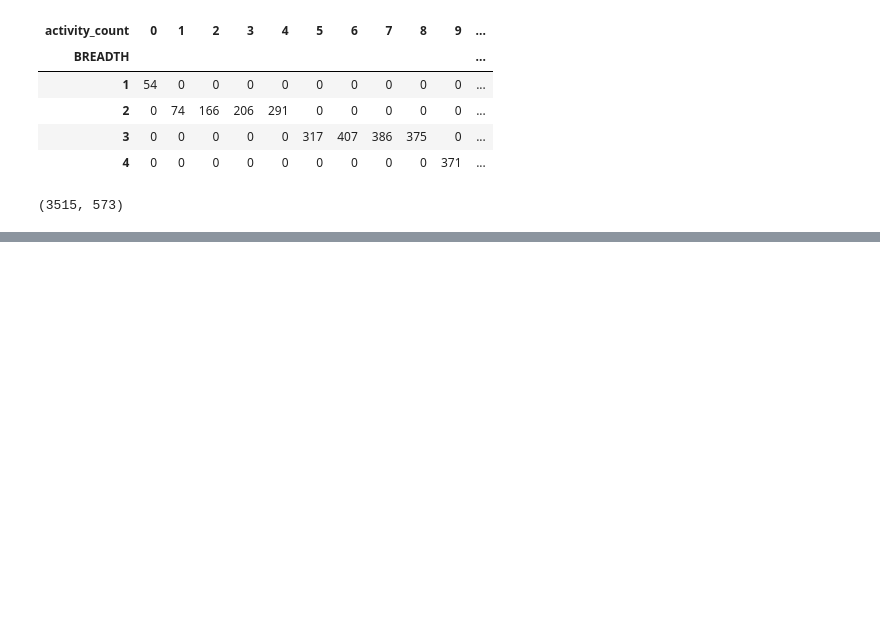
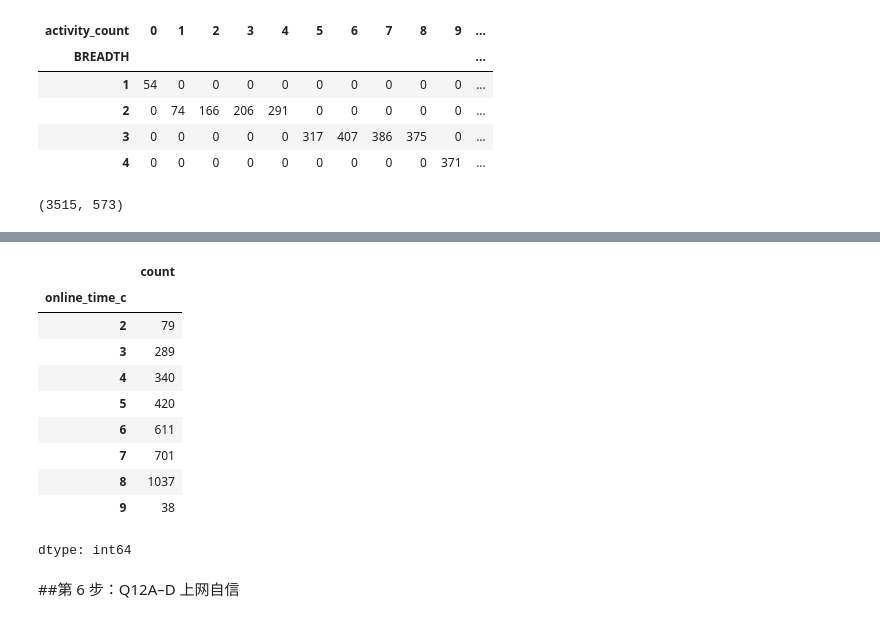
Before and after one commit to chohang-huang/ai-summary-engagement-uk, a Jupyter notebook: 02_cleaning.ipynb, the cells around one changed output, grey strips where cells are left out. Saved outputs shown, nothing was run; the diff lists cells and outputs as text; code cells hidden in the pictures; blank space fills up the shorter version.

```diff
--- a/02_cleaning.ipynb
+++ b/02_cleaning.ipynb
@@ -323,0 +504,3 @@ check.shape
+# %%
+sample['work_c']=sample['S9'].replace({8:7})
+sample['work_c'].value_counts(dropna=False).sort_index()
@@ -323,0 +556,17 @@ check.shape
+# %%
+sample['online_time_c']=sample['S1'].replace({1:2})
+sample['online_time_c'].value_counts(dropna=False).sort_index()
+# %% [output]
+|  | count |
+| online_time_c |  |
+| 2 | 79 |
+| 3 | 289 |
+| 4 | 340 |
+| 5 | 420 |
+| 6 | 611 |
+| 7 | 701 |
+| 8 | 1037 |
+| 9 | 38 |
+dtype: int64
+# %% [markdown]
+##第 6 步：Q12A–D 上网自信
```
Also changed, not shown: parts of 32 cells of this notebook.
